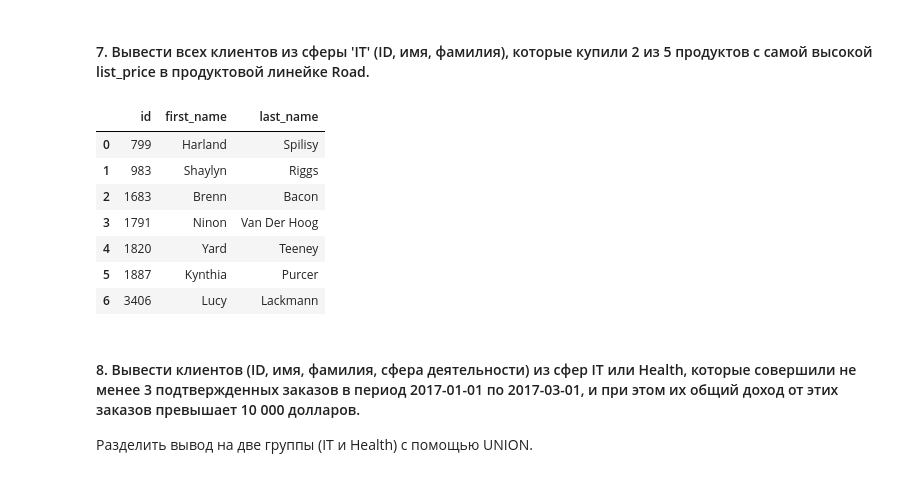
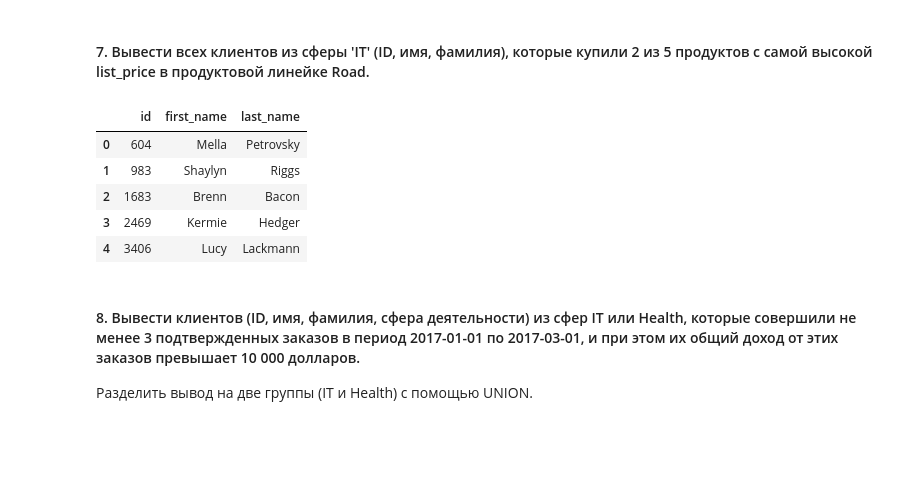
Before and after one commit to EgrSlv/PostgreSQLearn_MIPT, a Jupyter notebook: HomeWork_2/SolovevEgor_HW_02_ds_2025.ipynb, the cells around one changed output. Cells and saved outputs as stored; diff of their text form; code cells hidden in the pictures; blank space fills up the shorter version.

```diff
--- a/HomeWork_2/SolovevEgor_HW_02_ds_2025.ipynb
+++ b/HomeWork_2/SolovevEgor_HW_02_ds_2025.ipynb
@@ -263,7 +287,8 @@ del product
 
 def execute_query(query):
     conn.commit()
-    return pd.read_sql_query(query, con=conn)
+    result = pd.read_sql_query(query, con=conn, params=None)
+    return result
 # %% [markdown]
 #### 1. Вывести все уникальные бренды, у которых есть хотя бы один продукт со стандартной стоимостью выше 1500 долларов, и суммарными продажами не менее 1000 единиц.
 # %%
@@ -484,45 +501,54 @@ execute_query(query6)
 # %% [markdown]
 #### 7. Вывести всех клиентов из сферы 'IT' (ID, имя, фамилия), которые купили 2 из 5 продуктов с самой высокой list_price в продуктовой линейке Road.
 # %%
-query7 = """
-
-    WITH target_customers AS (
-        SELECT customer_id ID, first_name, last_name
-        FROM customer
-        WHERE job_industry_category = 'IT'
+execute_query(  # Query 7
+"""
+    with target_customers as (
+        select customer_id ID
+            ,first_name
+            ,last_name
+        from customer
+        where job_industry_category = 'IT'
     )
-    ,top_5_cost_road AS (
-        SELECT product_id
-        FROM product
-        WHERE product_line = 'Road'
-        ORDER BY list_price DESC
-        LIMIT 5
+    ,to_5_cost_road as (
+        select product_id
+        from product_cor
+        where product_line = 'Road'
+        order by list_price desc
+        limit 5
     )
-    SELECT tc.id, tc.first_name, tc.last_name --,COUNT(DISTINCT oi.product_id)
-    FROM target_customers tc
-    INNER JOIN orders o ON o.customer_id = tc.id
-    INNER JOIN order_items oi ON oi.order_id = o.order_id
-    WHERE oi.product_id IN (
-        SELECT *
-        FROM top_5_cost_road
-    ) AND order_status = 'Approved'
-    GROUP BY tc.id, tc.first_name, tc.last_name
-    HAVING COUNT(DISTINCT oi.product_id) >= 2
-    ORDER BY id
+    select tc.id
+        ,tc.first_name
+        ,tc.last_name
+    --      ,COUNT(distinct oi.product_id)
+    from target_customers tc
+    inner join (
+        select customer_id
+        ,order_id
+        ,order_status
+        from orders
+        ) as o on o.customer_id = tc.id
+    inner join (
+        select product_id
+        ,order_id from order_items
+        ) as oi on oi.order_id = o.order_id
+    where oi.product_id in (select product_id from to_5_cost_road)
+        and o.order_status = 'Approved'
+    group by tc.id
+            ,tc.first_name
+            ,tc.last_name
+    having COUNT(distinct oi.product_id) >= 2
+    order by id
     ;
-
 """
-
-execute_query(query7)
+)
 # %% [output]
 |  | id | first_name | last_name |
-| 0 | 799 | Harland | Spilisy |
+| 0 | 604 | Mella | Petrovsky |
 | 1 | 983 | Shaylyn | Riggs |
 | 2 | 1683 | Brenn | Bacon |
-| 3 | 1791 | Ninon | Van Der Hoog |
-| 4 | 1820 | Yard | Teeney |
-| 5 | 1887 | Kynthia | Purcer |
-| 6 | 3406 | Lucy | Lackmann |
+| 3 | 2469 | Kermie | Hedger |
+| 4 | 3406 | Lucy | Lackmann |
 # %% [markdown]
 #### 8. Вывести клиентов (ID, имя, фамилия, сфера деятельности) из сфер IT или Health, которые совершили не менее 3 подтвержденных заказов в период 2017-01-01 по 2017-03-01, и при этом их общий доход от этих заказов превышает 10 000 долларов.
 
```
Also changed, not shown: parts of 12 cells of this notebook, 2 other files.
